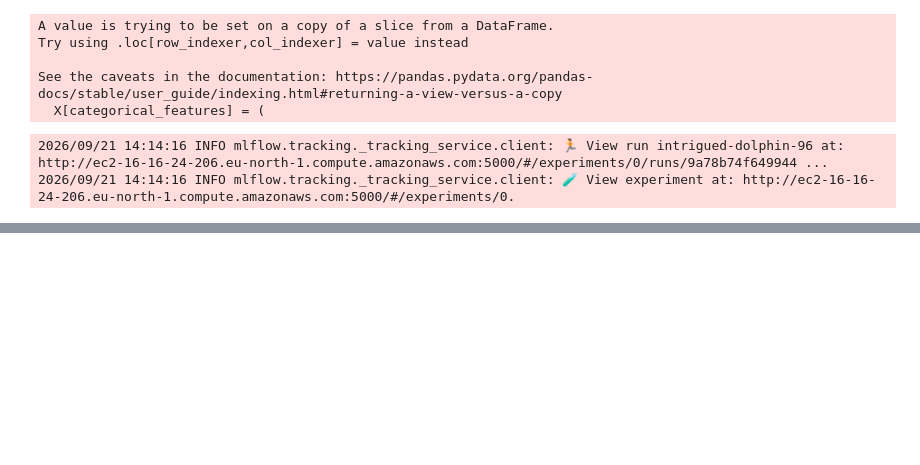
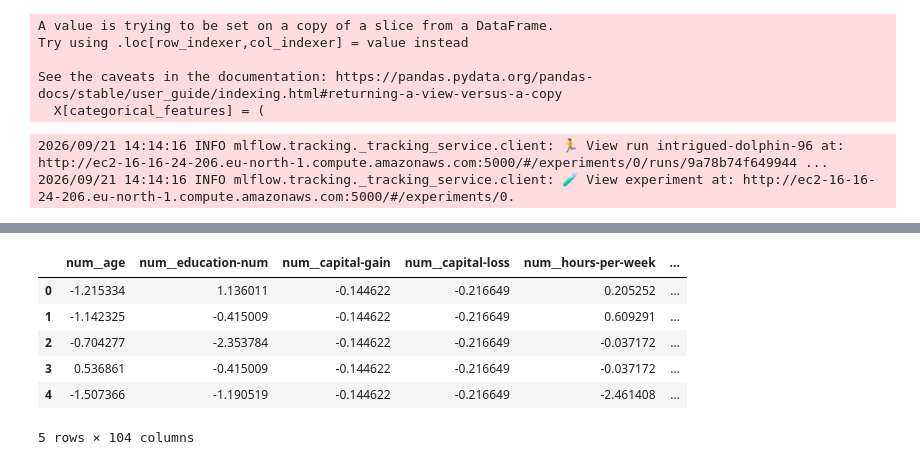
Before and after one commit to adnaneqassiri/adult-income-mlops, a Jupyter notebook: EDA.ipynb, the cells around one changed output, grey strips where cells are left out. Cells and saved outputs as stored; diff of their text form; code cells hidden in the pictures; blank space fills up the shorter version.

```diff
--- a/EDA.ipynb
+++ b/EDA.ipynb
@@ -175,3 +175,22 @@ with mlflow.start_run():
 # %% [output]
 2026/09/21 14:14:16 INFO mlflow.tracking._tracking_service.client: 🏃 View run intrigued-dolphin-96 at: http://ec2-16-16-24-206.eu-north-1.compute.amazonaws.com:5000/#/experiments/0/runs/9a78b74f649944 ...
 2026/09/21 14:14:16 INFO mlflow.tracking._tracking_service.client: 🧪 View experiment at: http://ec2-16-16-24-206.eu-north-1.compute.amazonaws.com:5000/#/experiments/0.
+# %%
+import pandas as pd
+import mlflow
+import os
+import joblib
+from dotenv import load_dotenv
+run_id = '62d66dd219b54007b15c4bde78e3d81a'
+
+mlflow.set_tracking_uri(
+	os.getenv('MLFLOW_TRACKING_URI')
+)
+
+processor_path = mlflow.artifacts.download_artifacts(
+	artifact_uri=f'runs:/{run_id}/preprocessor/preprocessor.joblib'
+)
+
+preprocessor = joblib.load(processor_path)
+
+print(preprocessor)
@@ -177,0 +243,3 @@ with mlflow.start_run():
+# %%
+df = pd.read_csv('./data/raw/test.csv')
+df.info()
@@ -177,0 +264,11 @@ with mlflow.start_run():
+# %%
+X_test = preprocessor.transform(df)
+X_test.head()
+# %% [output]
+|  | num__age | num__education-num | num__capital-gain | num__capital-loss | num__hours-per-week | ... |
+| 0 | -1.215334 | 1.136011 | -0.144622 | -0.216649 | 0.205252 | ... |
+| 1 | -1.142325 | -0.415009 | -0.144622 | -0.216649 | 0.609291 | ... |
+| 2 | -0.704277 | -2.353784 | -0.144622 | -0.216649 | -0.037172 | ... |
+| 3 | 0.536861 | -0.415009 | -0.144622 | -0.216649 | -0.037172 | ... |
+| 4 | -1.507366 | -1.190519 | -0.144622 | -0.216649 | -2.461408 | ... |
+5 rows × 104 columns
```
Also changed, not shown: parts of 7 cells of this notebook, 9 other files.
